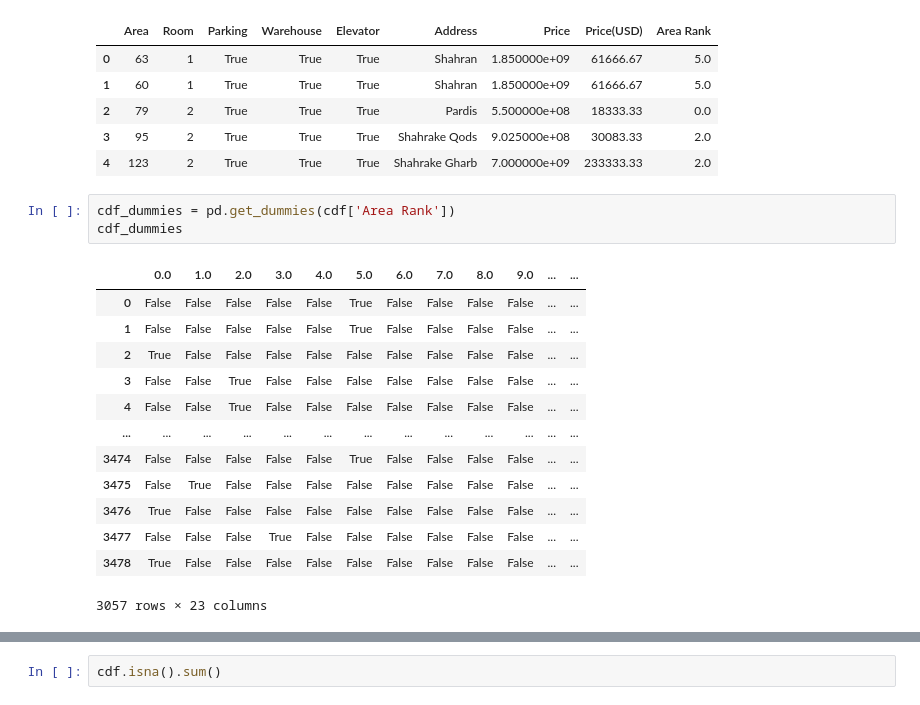
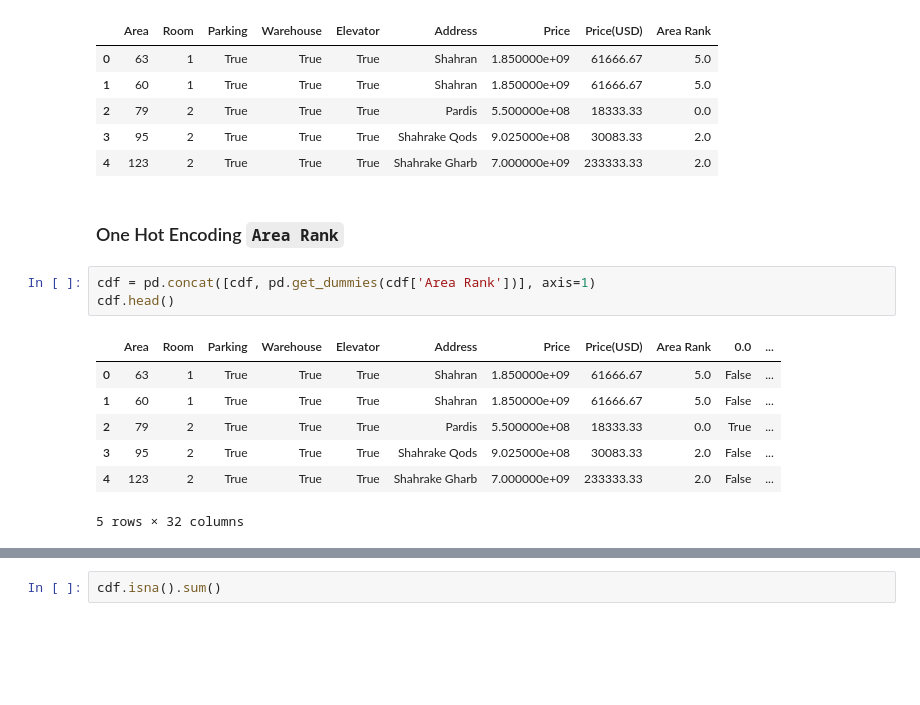
Before and after one commit to haadijafari/Jadi_ML, a Jupyter notebook: Projects/01. Regression/House_Price.ipynb, the cells around one changed output, grey strips where cells are left out. Drawn from its saved outputs; the diff is of its cells as text; blank space fills up the shorter version.

```diff
--- a/Projects/01. Regression/House_Price.ipynb
+++ b/Projects/01. Regression/House_Price.ipynb
@@ -240,20 +242,16 @@ cdf.head()
 | 2 | 79 | 2 | True | True | True | Pardis | 5.500000e+08 | 18333.33 | 0.0 |
 | 3 | 95 | 2 | True | True | True | Shahrake Qods | 9.025000e+08 | 30083.33 | 2.0 |
 | 4 | 123 | 2 | True | True | True | Shahrake Gharb | 7.000000e+09 | 233333.33 | 2.0 |
+# %% [markdown]
+### One Hot Encoding `Area Rank`
 # %%
-cdf_dummies = pd.get_dummies(cdf['Area Rank'])
-cdf_dummies
+cdf = pd.concat([cdf, pd.get_dummies(cdf['Area Rank'])], axis=1)
+cdf.head()
 # %% [output]
-|  | 0.0 | 1.0 | 2.0 | 3.0 | 4.0 | 5.0 | 6.0 | 7.0 | 8.0 | 9.0 | ... | ... |
-| 0 | False | False | False | False | False | True | False | False | False | False | ... | ... |
-| 1 | False | False | False | False | False | True | False | False | False | False | ... | ... |
-| 2 | True | False | False | False | False | False | False | False | False | False | ... | ... |
-| 3 | False | False | True | False | False | False | False | False | False | False | ... | ... |
-| 4 | False | False | True | False | False | False | False | False | False | False | ... | ... |
-| ... | ... | ... | ... | ... | ... | ... | ... | ... | ... | ... | ... | ... |
-| 3474 | False | False | False | False | False | True | False | False | False | False | ... | ... |
-| 3475 | False | True | False | False | False | False | False | False | False | False | ... | ... |
-| 3476 | True | False | False | False | False | False | False | False | False | False | ... | ... |
-| 3477 | False | False | False | True | False | False | False | False | False | False | ... | ... |
-| 3478 | True | False | False | False | False | False | False | False | False | False | ... | ... |
+|  | Area | Room | Parking | Warehouse | Elevator | Address | Price | Price(USD) | Area Rank | 0.0 | ... |
+| 0 | 63 | 1 | True | True | True | Shahran | 1.850000e+09 | 61666.67 | 5.0 | False | ... |
+| 1 | 60 | 1 | True | True | True | Shahran | 1.850000e+09 | 61666.67 | 5.0 | False | ... |
+| 2 | 79 | 2 | True | True | True | Pardis | 5.500000e+08 | 18333.33 | 0.0 | True | ... |
+| 3 | 95 | 2 | True | True | True | Shahrake Qods | 9.025000e+08 | 30083.33 | 2.0 | False | ... |
+| 4 | 123 | 2 | True | True | True | Shahrake Gharb | 7.000000e+09 | 233333.33 | 2.0 | False | ... |
-3057 rows × 23 columns
+5 rows × 32 columns
```
Also changed, not shown: parts of 32 cells of this notebook.
